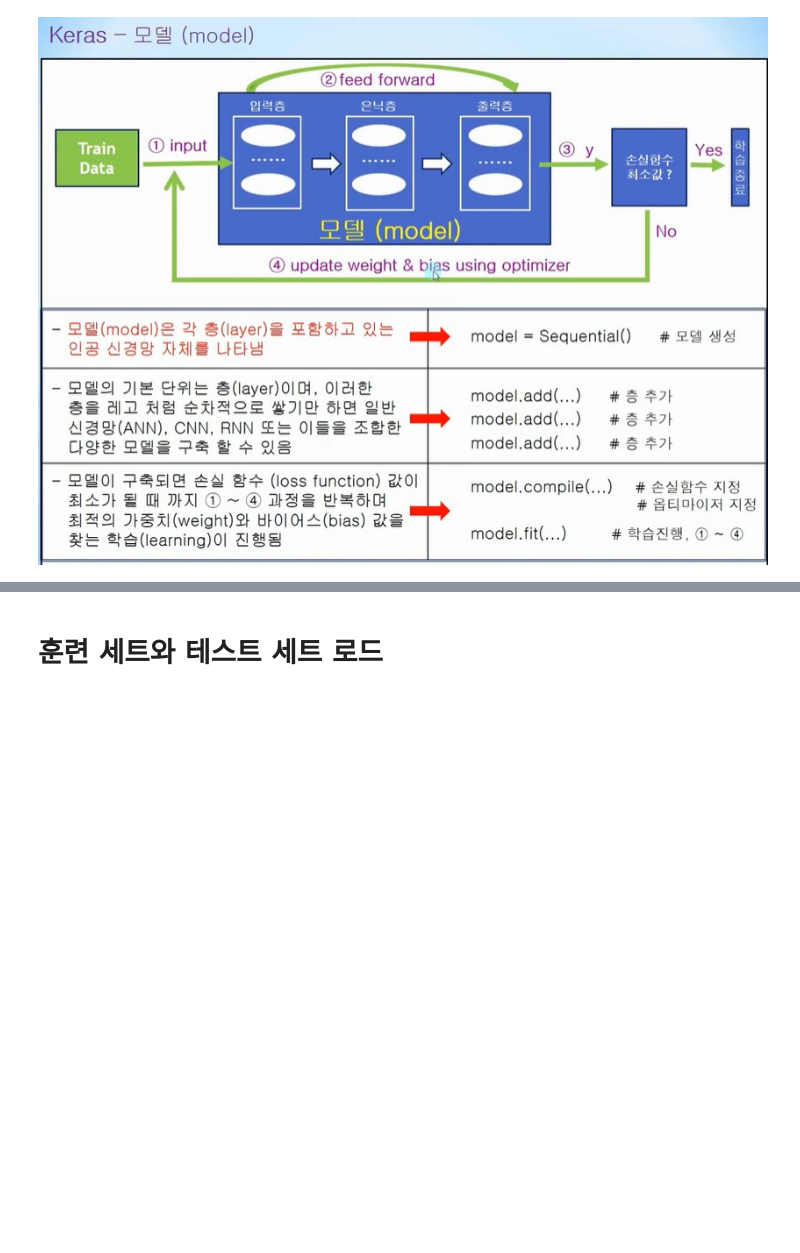
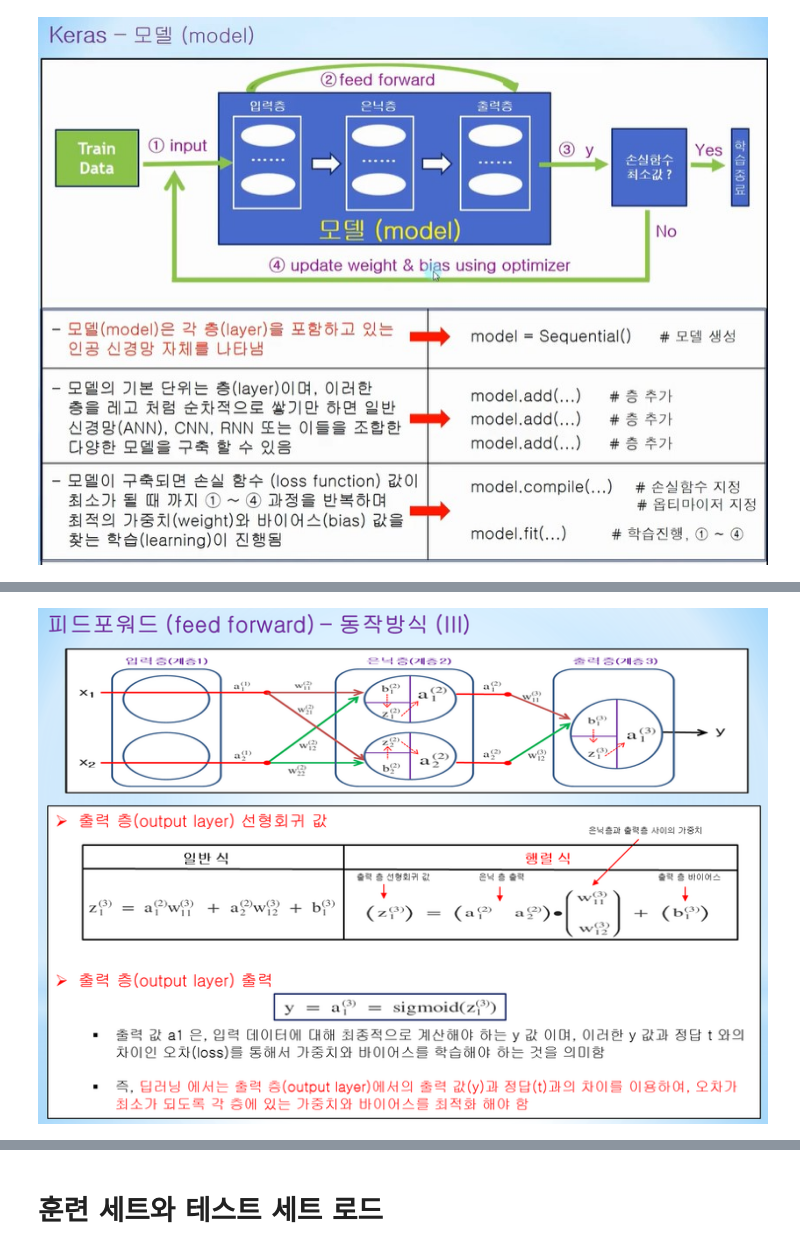
Before and after one commit to kkyxxn/curriculum, a Jupyter notebook: m9_딥러닝알고리즘구현/DL_neural-network.ipynb, the cells around one changed output, grey strips where cells are left out. Drawn from its saved outputs; the diff is of its cells as text; code cells hidden in the pictures; blank space fills up the shorter version.

```diff
--- a/m9_딥러닝알고리즘구현/DL_neural-network.ipynb
+++ b/m9_딥러닝알고리즘구현/DL_neural-network.ipynb
@@ -82,0 +98,6 @@ Image('/content/drive/MyDrive/cakd5_colab/m9_딥러닝알
+# %%
+from PIL import Image
+from IPython.display import Image
+Image('/content/drive/MyDrive/cakd5_colab/m9_딥러닝알고리즘구현/datasets/feedforward(2).jpg')
+# %% [output]
+[figure, added]
```
Also changed, not shown: parts of 12 cells of this notebook, 2 other files.
